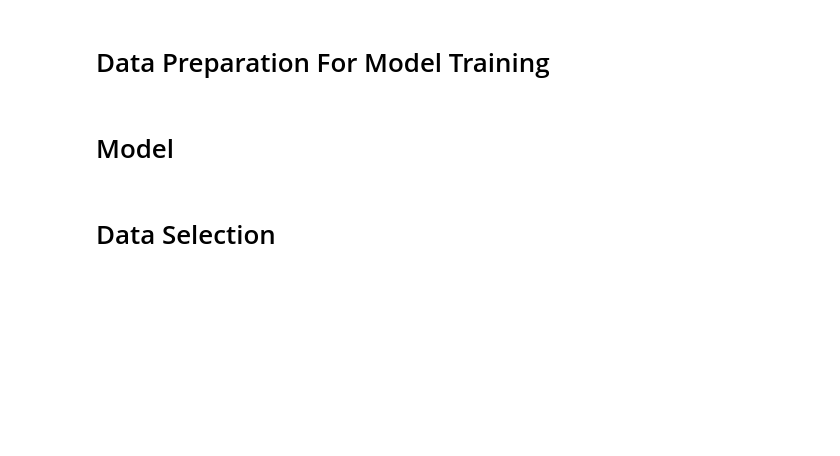
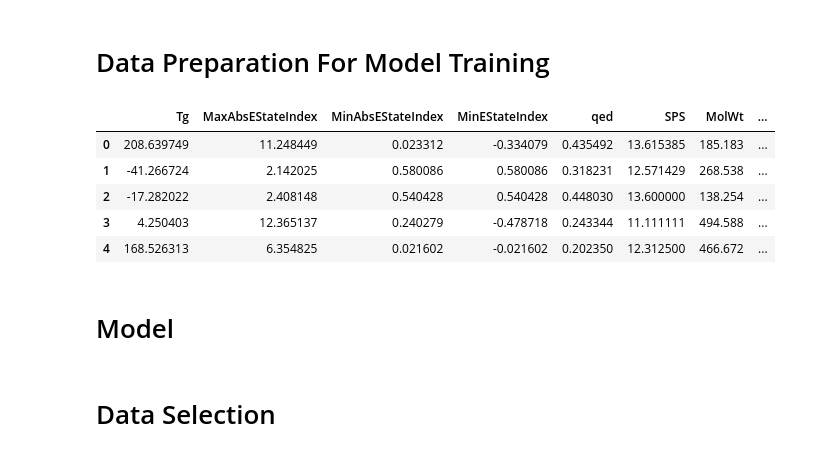
Before and after one commit to amoguscbd6969/polimer, a Jupyter notebook: baseline-copied.ipynb, the cells around one changed output. Saved outputs shown, nothing was run; the diff lists cells and outputs as text; code cells hidden in the pictures; blank space fills up the shorter version.

```diff
--- a/baseline-copied.ipynb
+++ b/baseline-copied.ipynb
@@ -395,3 +453,12 @@ train
+# %%
+tg.head()
+# %% [output]
+|  | Tg | MaxAbsEStateIndex | MinAbsEStateIndex | MinEStateIndex | qed | SPS | MolWt | ... |
+| 0 | 208.639749 | 11.248449 | 0.023312 | -0.334079 | 0.435492 | 13.615385 | 185.183 | ... |
+| 1 | -41.266724 | 2.142025 | 0.580086 | 0.580086 | 0.318231 | 12.571429 | 268.538 | ... |
+| 2 | -17.282022 | 2.408148 | 0.540428 | 0.540428 | 0.448030 | 13.600000 | 138.254 | ... |
+| 3 | 4.250403 | 12.365137 | 0.240279 | -0.478718 | 0.243344 | 11.111111 | 494.588 | ... |
+| 4 | 168.526313 | 6.354825 | 0.021602 | -0.021602 | 0.202350 | 12.312500 | 466.672 | ... |
 # %% [markdown]
 # Model
 # %%
```
Also changed, not shown: parts of 17 cells of this notebook.
